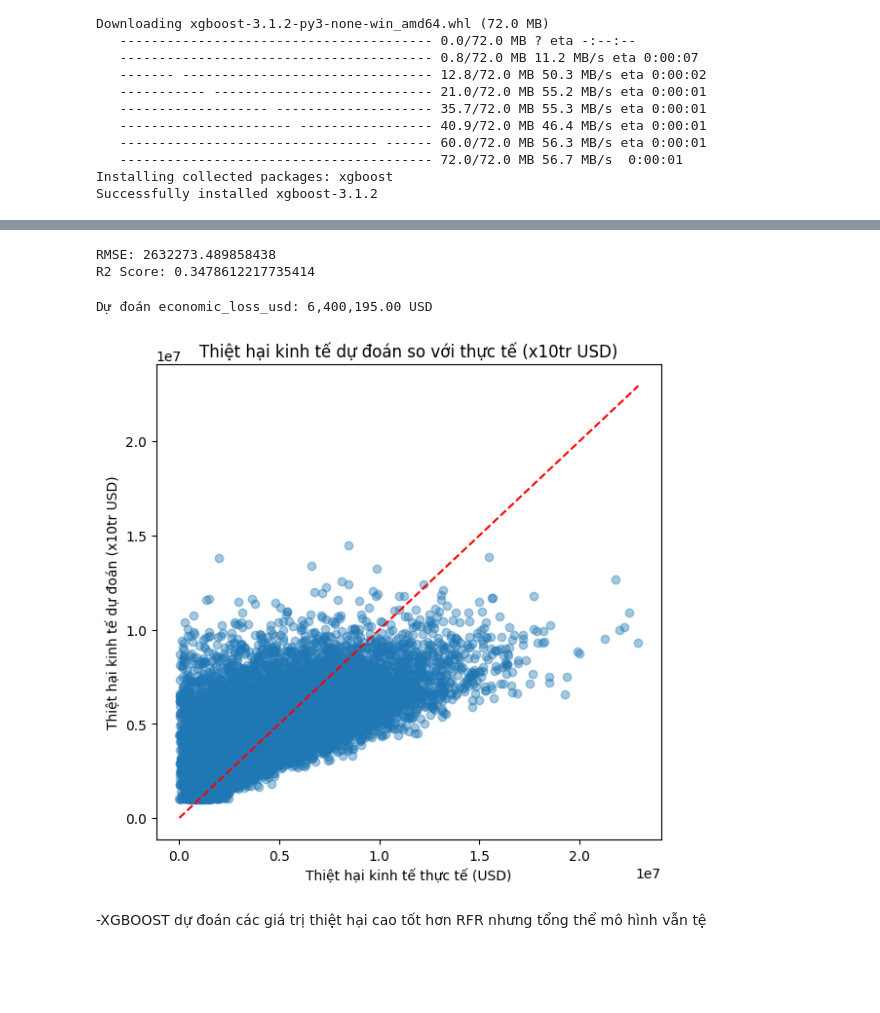
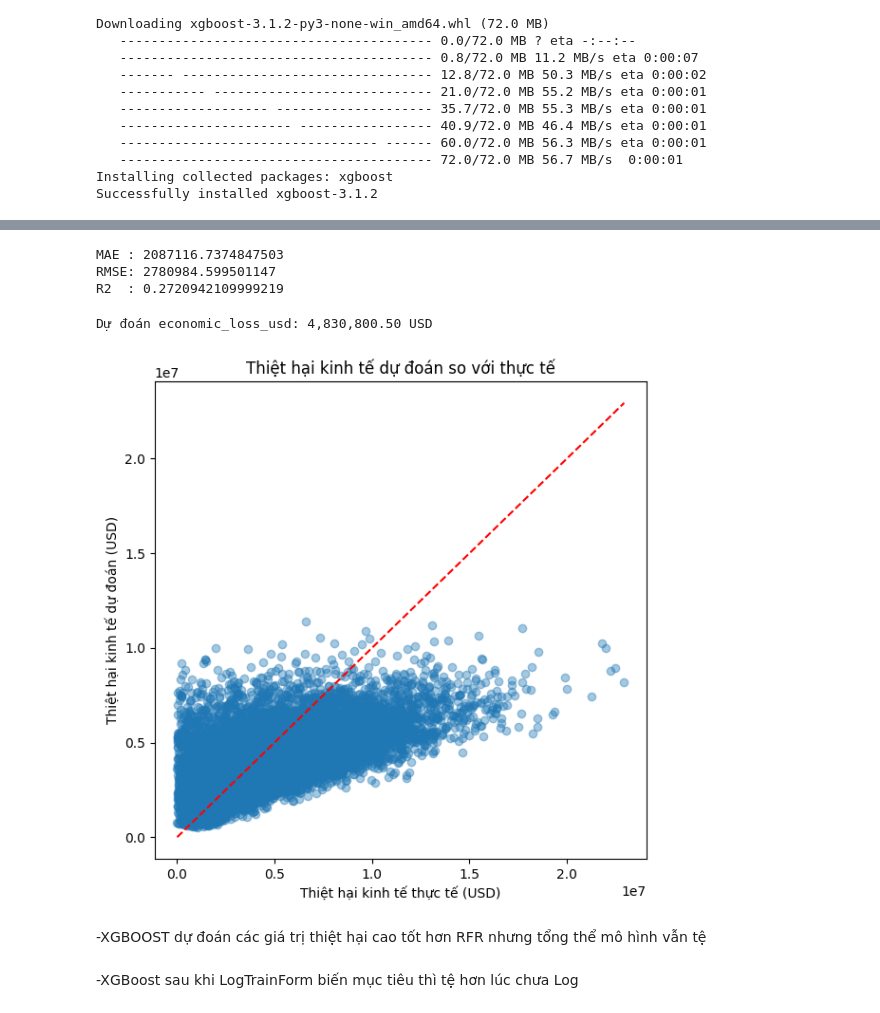
Before and after one commit to khoa-nguyen-data/Du-Doan-Tham-Hoa-Toan-Cau, a Jupyter notebook: Khoa/doc_hieu_du_lieu_va_XGBoots.ipynb, the cells around one changed output, grey strips where cells are left out. Drawn from its saved outputs; the diff is of its cells as text; code cells hidden in the pictures; blank space fills up the shorter version.

```diff
--- a/Khoa/doc_hieu_du_lieu_va_XGBoots.ipynb
+++ b/Khoa/doc_hieu_du_lieu_va_XGBoots.ipynb
@@ -195 +252,3 @@ for col in log_cols:
+# %%
+y_log = np.log1p(y)
 # %%
@@ -217,8 +284,8 @@ xgb_model = XGBRegressor(
 )
 # %%
-pipeline = Pipeline(
-    steps=[
-        ("preprocess", preprocessor),
-        ("model", xgb_model)
-    ]
-)
+pipe = Pipeline(steps=[
+    ("preprocess", preprocess),
+    ("model", xgb_model)
+])
+
+pipe.fit(X_train, y_train_log)
@@ -225,6 +310,7 @@ pipeline = Pipeline(
 # %%
-X_train, X_test, y_train, y_test = train_test_split(
-    X, y, test_size=0.2, random_state=42
-)
+# Predict trên log-scale
+y_pred_log = pipe.predict(X_test)
 
-pipeline.fit(X_train, y_train)
+# Chuyển về USD thật
+y_pred = np.expm1(y_pred_log)
+y_test_real = np.expm1(y_test_log)
@@ -249,23 +317,31 @@ Pipeline(steps=[('preprocess',
 # %%
-y_pred = pipeline.predict(X_test)
+mae = mean_absolute_error(y_test_real, y_pred)
+rmse = np.sqrt(mean_squared_error(y_test_real, y_pred))
+r2 = r2_score(y_test_real, y_pred)
 
-rmse = np.sqrt(mean_squared_error(y_test, y_pred))
-r2 = r2_score(y_test, y_pred)
-
+print("MAE :", mae)
 print("RMSE:", rmse)
-print("R2 Score:", r2)
+print("R2  :", r2)
 # %% [output]
-RMSE: 2632273.489858438
-R2 Score: 0.3478612217735414
+MAE : 2087116.7374847503
+RMSE: 2780984.599501147
+R2  : 0.2720942109999219
 # %%
-sample_data = pd.DataFrame([{
-      "country": "Brazil",
+custom_sample = pd.DataFrame([{
+    "country": "Brazil",
     "disaster_type": "Earthquake",
     "severity_index": 5.99,
-    "casualties": 111,
-    "response_time_hours": 15.62,
-    "aid_amount_usd": 271603.79,
+    "casualties": np.log1p(111),
+    "response_time_hours": np.log1p(15.62),
+    "aid_amount_usd": np.log1p(271603.79),
     "response_efficiency_score": 83.21,
     "recovery_days": 67
 }])
+
 # kết quả đúng 7,934,365.71 USD
+pred_log = pipe.predict(custom_sample)
+pred_usd = np.expm1(pred_log)
+
+print(f"Dự đoán economic_loss_usd: {pred_usd[0]:,.2f} USD")
+# %% [output]
+Dự đoán economic_loss_usd: 4,830,800.50 USD
@@ -275,29 +348,24 @@ for col in log_cols:
-# %%
-predicted_loss = pipeline.predict(sample_data)
-
-print(f"Dự đoán economic_loss_usd: {predicted_loss[0]:,.2f} USD")
-# %% [output]
-Dự đoán economic_loss_usd: 6,400,195.00 USD
 # %%
 import matplotlib.pyplot as plt
 
 plt.figure(figsize=(6,6))
-plt.scatter(y_test, y_pred, alpha=0.4)
-
+plt.scatter(y_test_real, y_pred, alpha=0.4)
 
 plt.plot(
-    [y_test.min(), y_test.max()],
-    [y_test.min(), y_test.max()],
+    [y_test_real.min(), y_test_real.max()],
+    [y_test_real.min(), y_test_real.max()],
     color="red",
     linestyle="--"
 )
 
 plt.xlabel("Thiệt hại kinh tế thực tế (USD)")
-plt.ylabel("Thiệt hại kinh tế dự đoán (x10tr USD)")
-plt.title("Thiệt hại kinh tế dự đoán so với thực tế (x10tr USD)")
+plt.ylabel("Thiệt hại kinh tế dự đoán (USD)")
+plt.title("Thiệt hại kinh tế dự đoán so với thực tế")
 plt.tight_layout()
 plt.show()
 # %% [output]
-[figure, old version]
+[figure, new version]
 # %% [markdown]
 -XGBOOST dự đoán các giá trị thiệt hại cao tốt hơn RFR nhưng tổng thể mô hình vẫn tệ
+# %% [markdown]
+-XGBoost sau khi LogTrainForm biến mục tiêu thì tệ hơn lúc chưa Log
```
Also changed, not shown: parts of 19 cells of this notebook.
